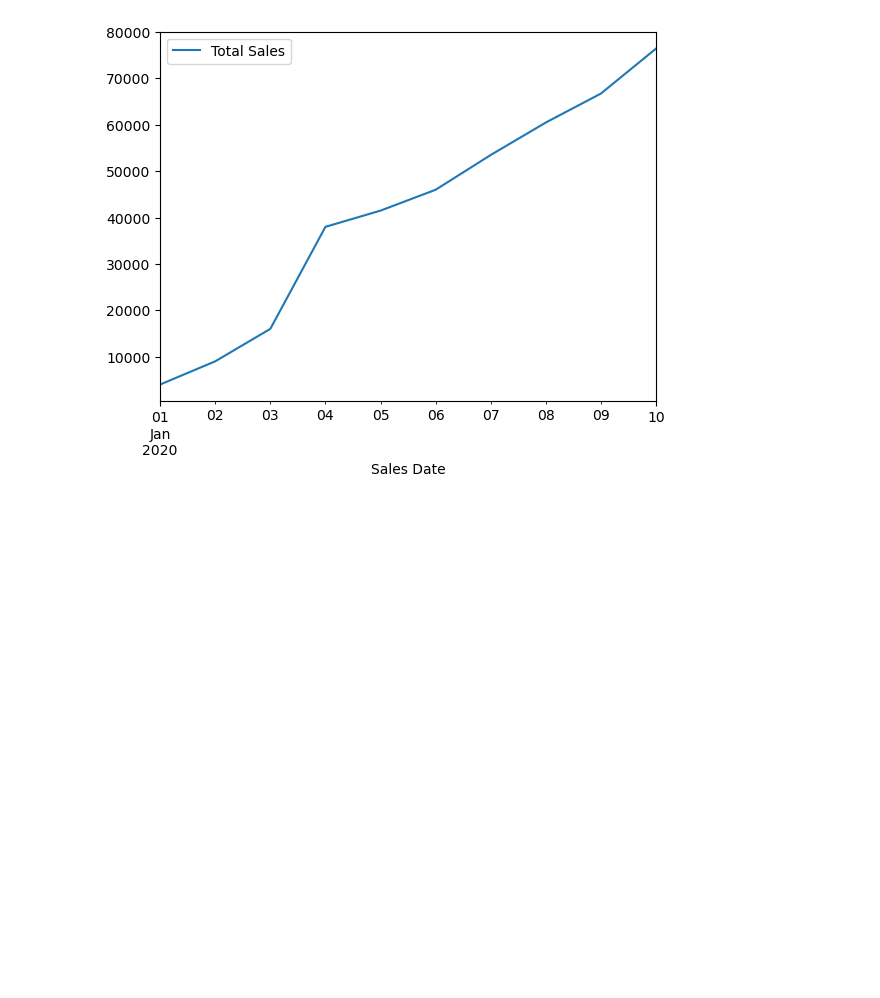
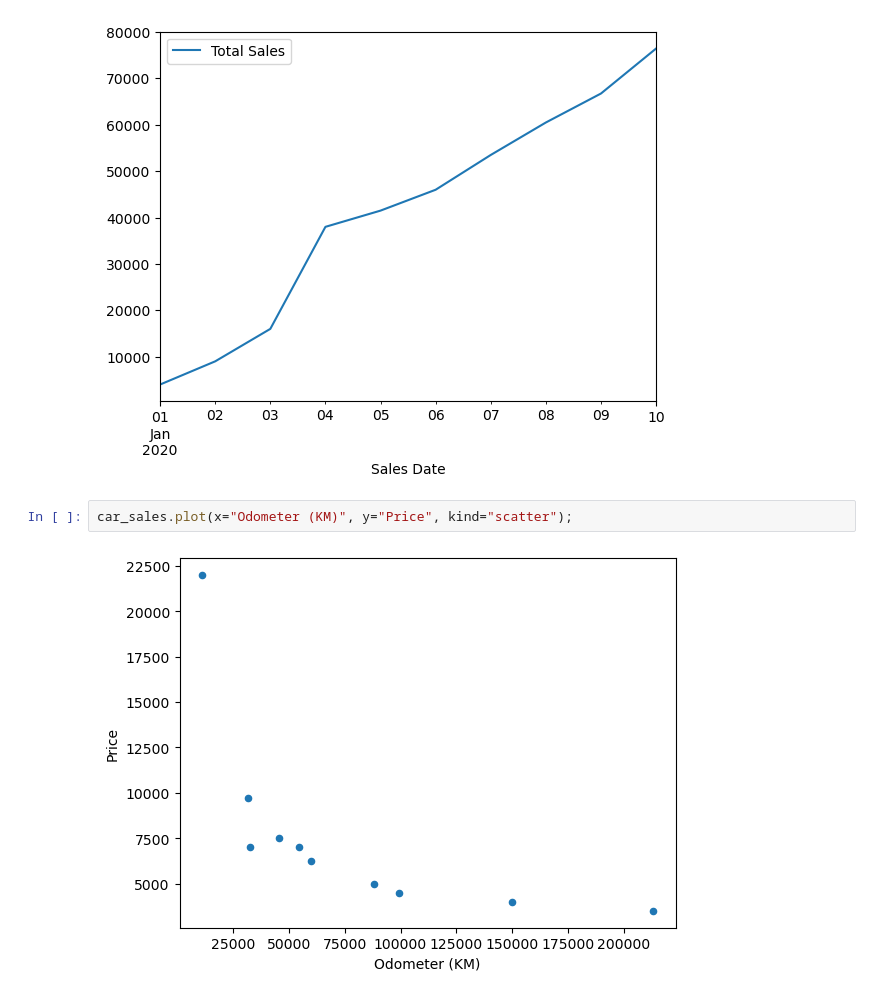
Before and after one commit to leandrofahur/senior-python-developer, a Jupyter notebook: machine-learning/matplotlib-data-analysis/introduction-to-matplotlib.ipynb, the cells around one changed output. Saved outputs shown, nothing was run; the diff lists cells and outputs as text; blank space fills up the shorter version.

Commit message:
More ways to do plot

```diff
--- a/machine-learning/matplotlib-data-analysis/introduction-to-matplotlib.ipynb
+++ b/machine-learning/matplotlib-data-analysis/introduction-to-matplotlib.ipynb
@@ -255,3 +255,7 @@ car_sales.plot(x="Sales Date", y="Total Sales")
 # %% [output]
 <Axes: xlabel='Sales Date'>
 [figure]
+# %%
+car_sales.plot(x="Odometer (KM)", y="Price", kind="scatter");
+# %% [output]
+[figure, added]
```
Also changed, not shown: parts of 8 cells of this notebook.
